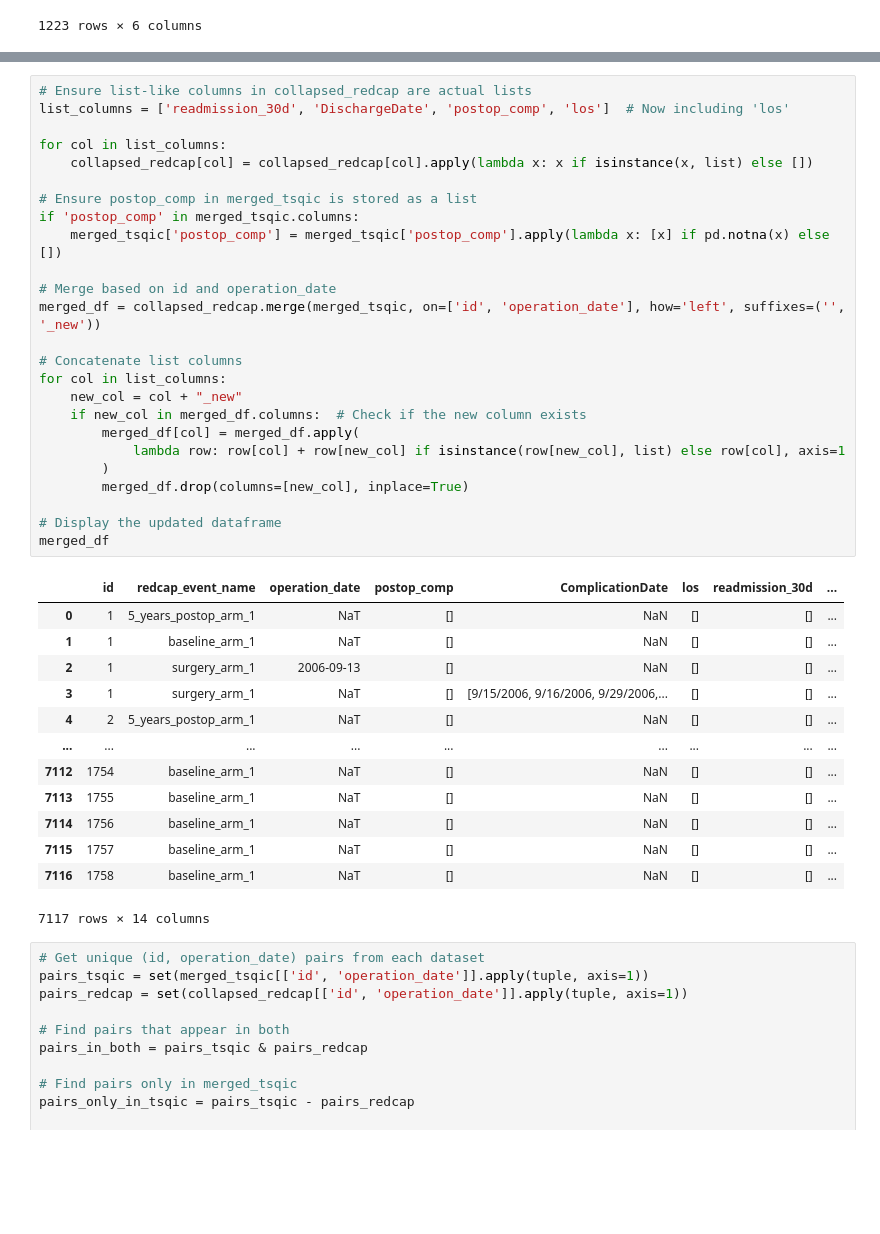
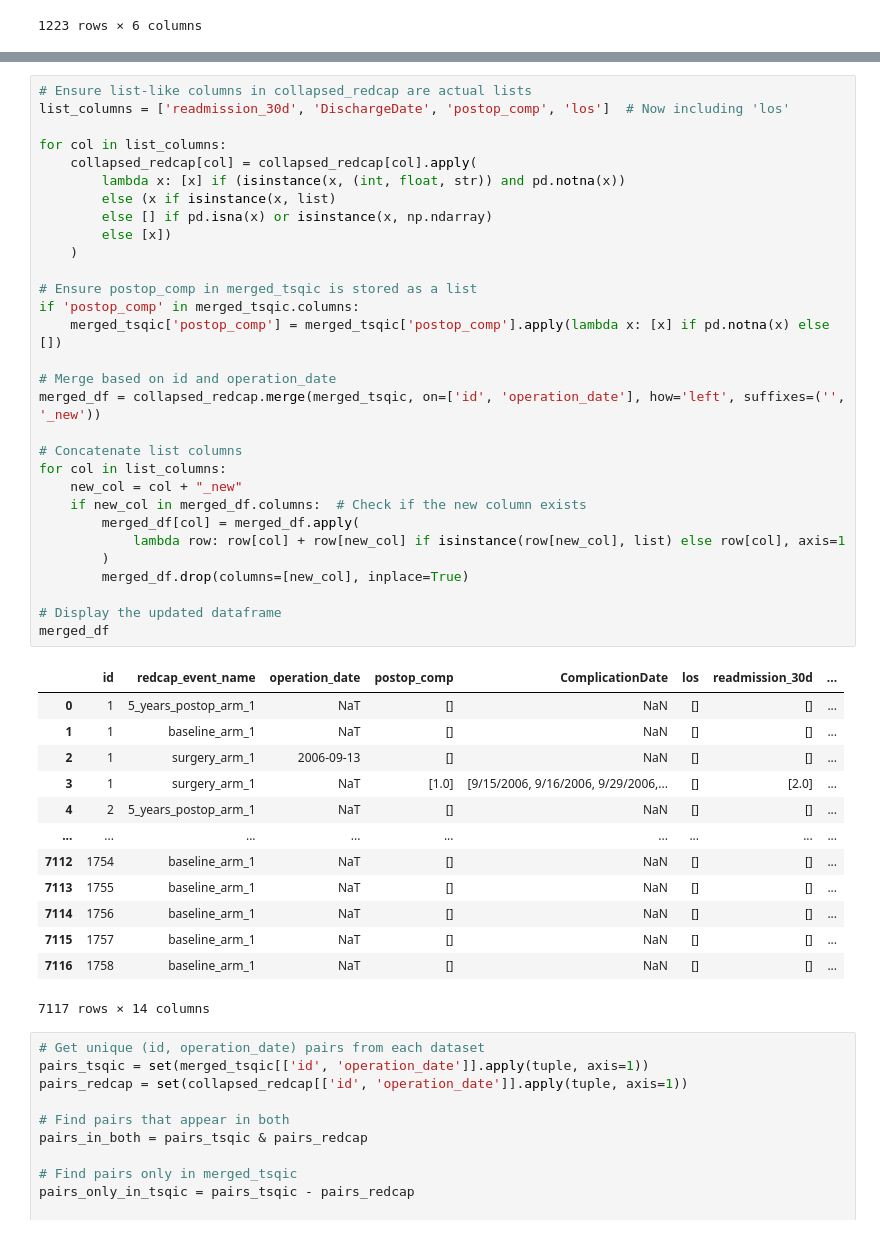
Before and after one commit to Crump-Lab/ESO_project, a Jupyter notebook: notebooks/Data_linking_REDCap_TSQIC_ACCESS_oper_based.ipynb, the cells around one changed output, grey strips where cells are left out. Drawn from its saved outputs; the diff is of its cells as text; blank space fills up the shorter version.

```diff
--- a/notebooks/Data_linking_REDCap_TSQIC_ACCESS_oper_based.ipynb
+++ b/notebooks/Data_linking_REDCap_TSQIC_ACCESS_oper_based.ipynb
@@ -732,34 +732,39 @@ collapsed_redcap
 # %%
 # Ensure list-like columns in collapsed_redcap are actual lists
 list_columns = ['readmission_30d', 'DischargeDate', 'postop_comp', 'los']  # Now including 'los'
 
 for col in list_columns:
-    collapsed_redcap[col] = collapsed_redcap[col].apply(lambda x: x if isinstance(x, list) else [])
+    collapsed_redcap[col] = collapsed_redcap[col].apply(
+        lambda x: [x] if (isinstance(x, (int, float, str)) and pd.notna(x))
+        else (x if isinstance(x, list)
+        else [] if pd.isna(x) or isinstance(x, np.ndarray)
+        else [x])
+    )
 
 # Ensure postop_comp in merged_tsqic is stored as a list
 if 'postop_comp' in merged_tsqic.columns:
     merged_tsqic['postop_comp'] = merged_tsqic['postop_comp'].apply(lambda x: [x] if pd.notna(x) else [])
 
 # Merge based on id and operation_date
 merged_df = collapsed_redcap.merge(merged_tsqic, on=['id', 'operation_date'], how='left', suffixes=('', '_new'))
 
 # Concatenate list columns
 for col in list_columns:
     new_col = col + "_new"
     if new_col in merged_df.columns:  # Check if the new column exists
         merged_df[col] = merged_df.apply(
             lambda row: row[col] + row[new_col] if isinstance(row[new_col], list) else row[col], axis=1
         )
         merged_df.drop(columns=[new_col], inplace=True)
 
 # Display the updated dataframe
 merged_df
 # %% [output]
 |  | id | redcap_event_name | operation_date | postop_comp | ComplicationDate | los | readmission_30d | ... |
 | 0 | 1 | 5_years_postop_arm_1 | NaT | [] | NaN | [] | [] | ... |
 | 1 | 1 | baseline_arm_1 | NaT | [] | NaN | [] | [] | ... |
 | 2 | 1 | surgery_arm_1 | 2006-09-13 | [] | NaN | [] | [] | ... |
-| 3 | 1 | surgery_arm_1 | NaT | [] | [9/15/2006, 9/16/2006, 9/29/2006,... | [] | [] | ... |
+| 3 | 1 | surgery_arm_1 | NaT | [1.0] | [9/15/2006, 9/16/2006, 9/29/2006,... | [] | [2.0] | ... |
 | 4 | 2 | 5_years_postop_arm_1 | NaT | [] | NaN | [] | [] | ... |
 | ... | ... | ... | ... | ... | ... | ... | ... | ... |
 | 7112 | 1754 | baseline_arm_1 | NaT | [] | NaN | [] | [] | ... |
```
Also changed, not shown: parts of 21 cells of this notebook, 5 other files.
